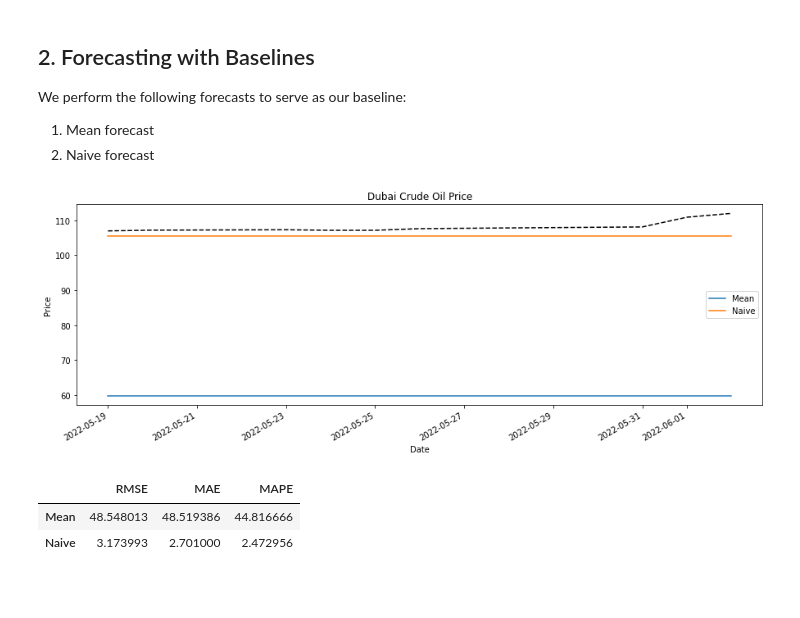
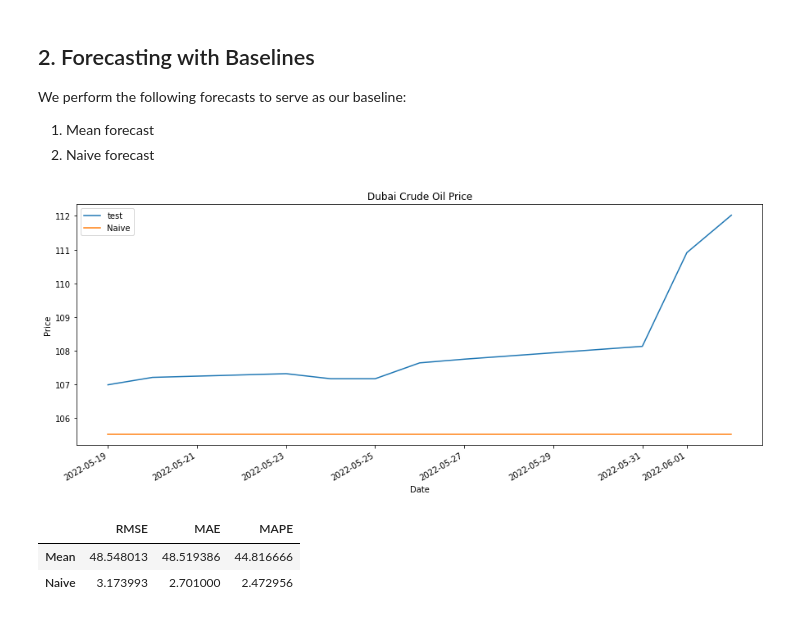
Before and after one commit to joaqsgonzales/tsa_final_project, a Jupyter notebook: tsFresh with Machine Learning Models.ipynb, the cells around one changed output. Cells and saved outputs as stored; diff of their text form; code cells hidden in the pictures; blank space fills up the shorter version.

```diff
--- a/tsFresh with Machine Learning Models.ipynb
+++ b/tsFresh with Machine Learning Models.ipynb
@@ -16,10 +20,6 @@ from statsmodels.graphics.tsaplots import plot_acf
 import warnings
 warnings.filterwarnings("ignore")
 from sklearn.multioutput import MultiOutputRegressor
-try:
-    import pandas_datareader.data as web
-except ImportError:
-    print("You need to install the pandas_datareader. Run pip install pandas_datareader.")
 
 from sklearn.linear_model import LinearRegression #add here
 
@@ -66,6 +66,15 @@ def driftf(ts, h):
         f[i] = ts[-1] + (i+1)*((ts[-1] - ts[0])/(T - 1))
     return f
 
+def plot_forecast():
+    plt.figure(figsize=(15, 6))
+    df_test.plot(ax=plt.gca(), label='test', legend=True)
+    plt.title("Dubai Crude Oil Price")
+    plt.xlabel("Date")
+    plt.ylabel("Price")
+    df_f.iloc[:,1:].plot(ax=plt.gca());
+    plt.show()
+
 def error_metrics():
     errs = {'RMSE': [], 'MAE': [], 'MAPE': []}
     for col in df_f:
@@ -230,25 +236,18 @@ We perform the following forecasts to serve as our baseline:
 # %%
 #Visualize
 test_size = 10
 df_train = df_conso.iloc[:-test_size, 0]
 df_test = df_conso.iloc[-test_size:, 0]
 h = test_size
 
 df_f = pd.DataFrame()
 df_f['Mean'] = meanf(df_train.to_numpy(), h=h)
 df_f['Naive'] = naivef(df_train.to_numpy(), h=h)
 df_f.index = df_test.index
 
-fig, ax = plt.subplots(figsize=(15,5))
-df_test.plot(ax=ax, legend=False, color='black', style='--')
-df_f.plot(ax=ax)
-plt.title('Dubai Crude Oil Price')
-plt.xlabel('Date')
-plt.ylabel('Price')
-plt.autoscale()
-plt.show()
+plot_forecast()
 # %% [output]
-[figure, old version]
+[figure, new version]
 # %%
 #Validation metrics
 error_metrics()
```
Also changed, not shown: parts of 40 cells of this notebook.
